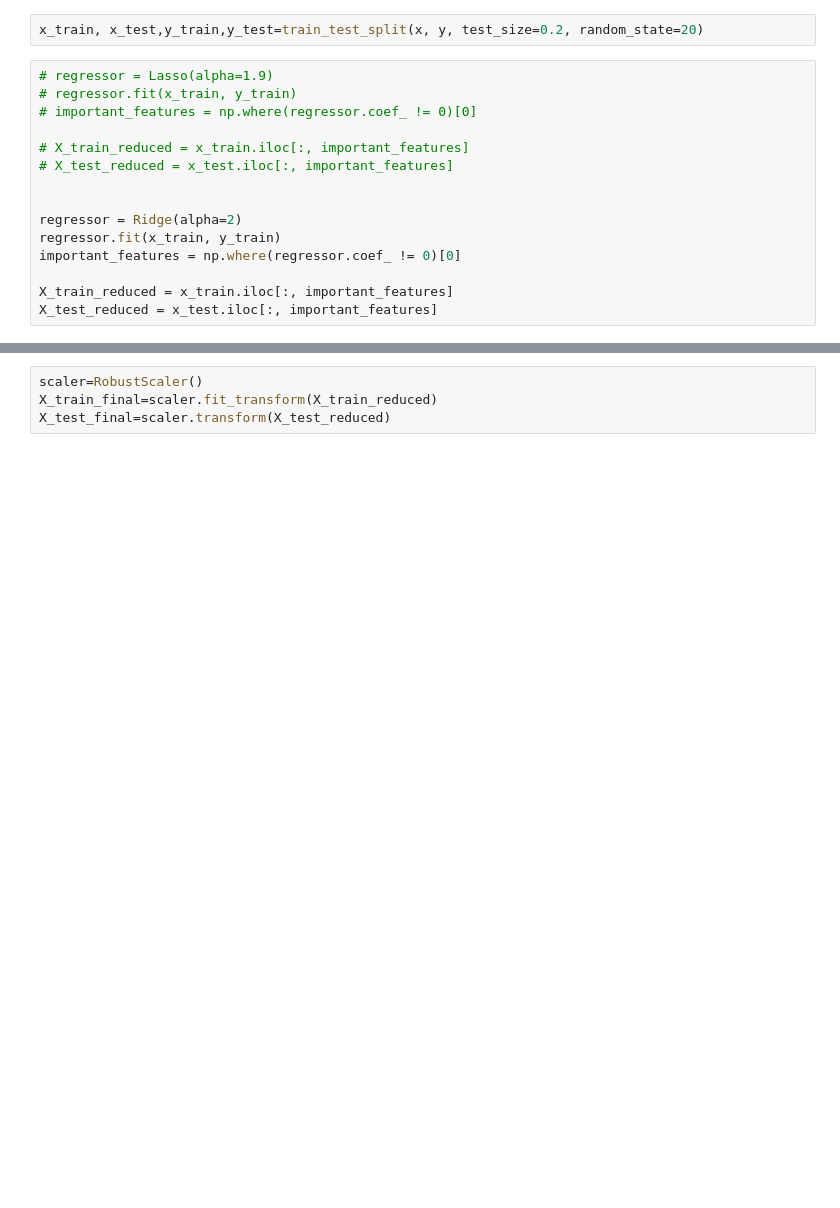
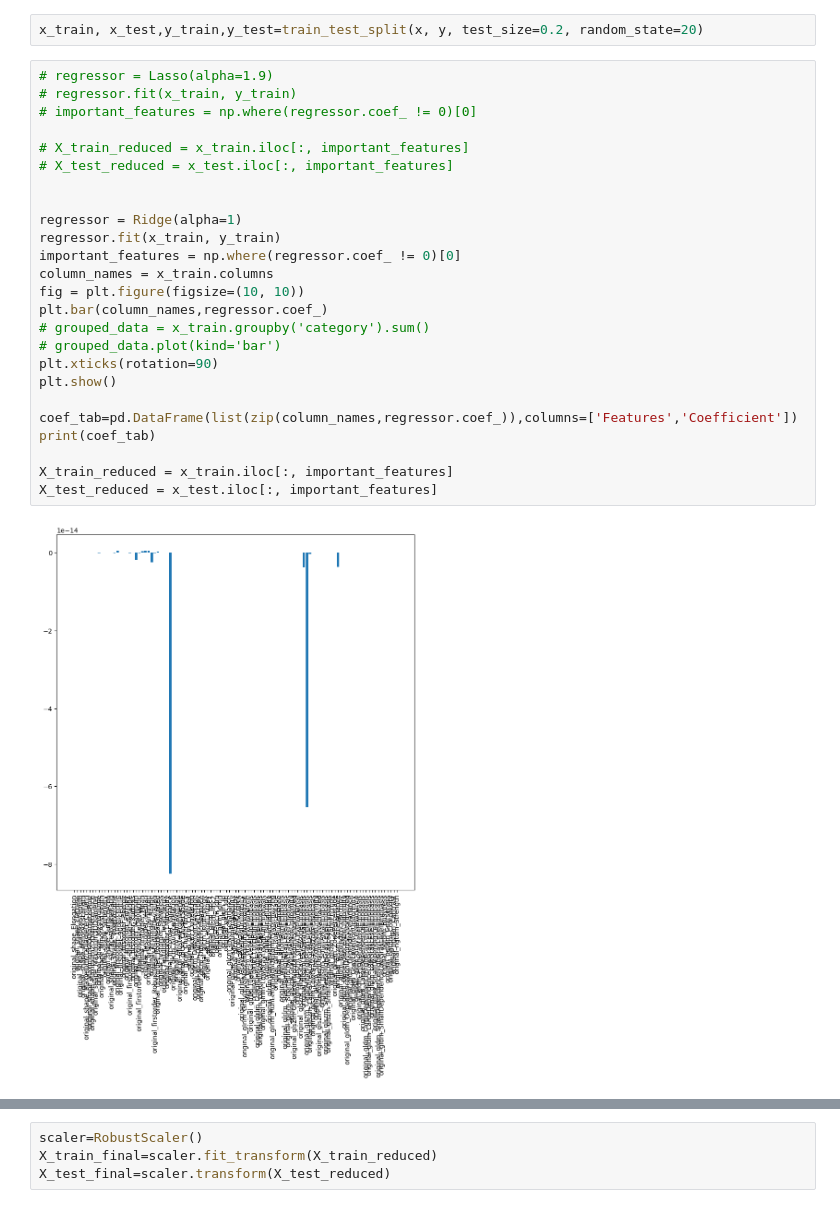
Before and after one commit to wojtkee/cvapr, a Jupyter notebook: linear_reg_+lasso.ipynb, the cells around one changed output, grey strips where cells are left out. Cells and saved outputs as stored; diff of their text form; blank space fills up the shorter version.

```diff
--- a/linear_reg_+lasso.ipynb
+++ b/linear_reg_+lasso.ipynb
@@ -18,15 +19,27 @@ x_train, x_test,y_train,y_test=train_test_split(x, y, test_size=0.2, random_stat
 # %%
 # regressor = Lasso(alpha=1.9)
 # regressor.fit(x_train, y_train)
 # important_features = np.where(regressor.coef_ != 0)[0]
 
 # X_train_reduced = x_train.iloc[:, important_features]
 # X_test_reduced = x_test.iloc[:, important_features]
 
 
-regressor = Ridge(alpha=2)
+regressor = Ridge(alpha=1)
 regressor.fit(x_train, y_train)
 important_features = np.where(regressor.coef_ != 0)[0]
+column_names = x_train.columns
+fig = plt.figure(figsize=(10, 10))
+plt.bar(column_names,regressor.coef_)
+# grouped_data = x_train.groupby('category').sum()
+# grouped_data.plot(kind='bar')
+plt.xticks(rotation=90)
+plt.show()
+
+coef_tab=pd.DataFrame(list(zip(column_names,regressor.coef_)),columns=['Features','Coefficient'])
+print(coef_tab)
 
 X_train_reduced = x_train.iloc[:, important_features]
 X_test_reduced = x_test.iloc[:, important_features]
+# %% [output]
+[figure, added]
```
Also changed, not shown: parts of 2 cells of this notebook, 1 other file.
